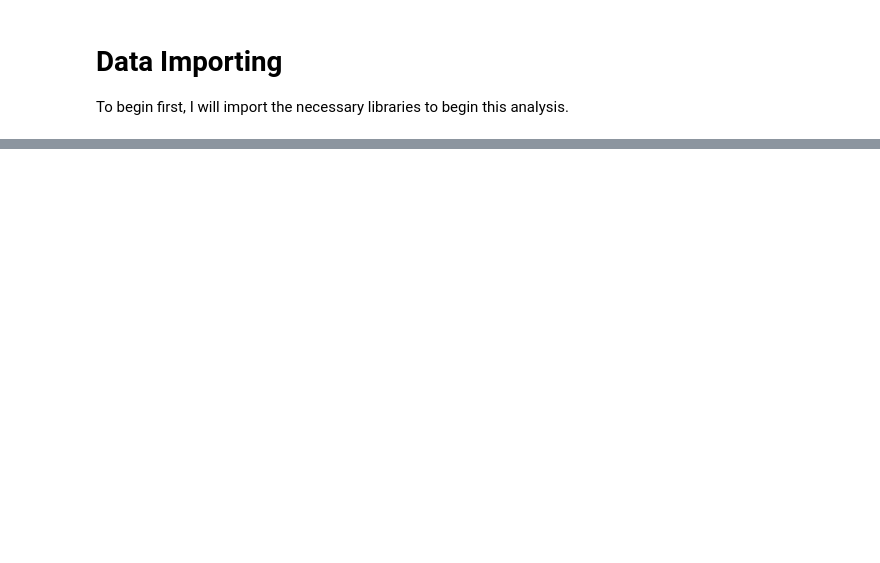
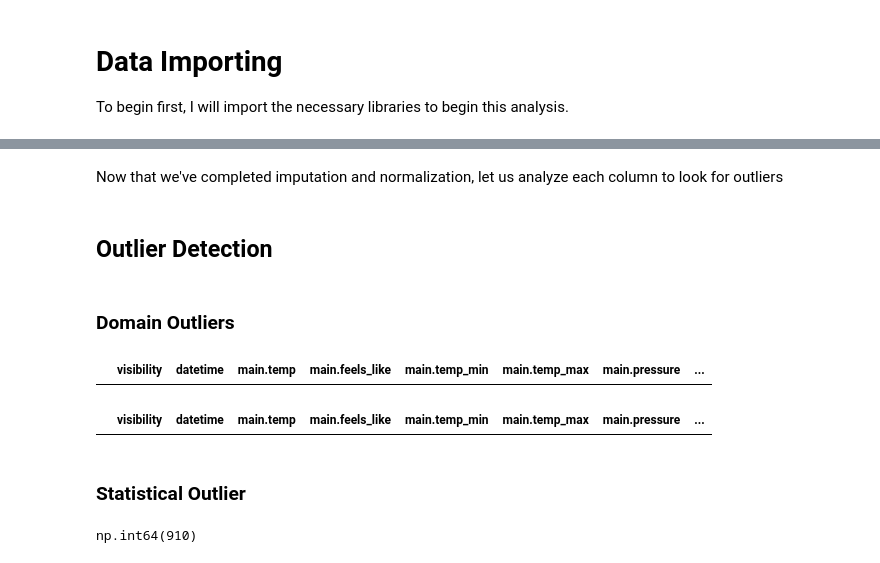
Before and after one commit to Lanzero225/Python-Notebooks, a Jupyter notebook: Philippine Weather/weather.ipynb, the cells around one changed output, grey strips where cells are left out. Drawn from its saved outputs; the diff is of its cells as text; code cells hidden in the pictures; blank space fills up the shorter version.

Commit message:
Finished Normalization and Imputation

```diff
--- a/Philippine Weather/weather.ipynb
+++ b/Philippine Weather/weather.ipynb
@@ -172,0 +195,49 @@ weather_dataframe.drop(system_data, inplace=True, axis=1)
+# %% [markdown]
+Now that we've completed imputation and normalization, let us analyze each column to look for outliers
+# %% [markdown]
+## Outlier Detection
+# %% [markdown]
+### Domain Outliers
+# %%
+df = weather_dataframe.copy()
+invalid_bounds = (
+    (df['main.humidity'] < 0) | (df['main.humidity'] > 100) |
+    (df['clouds.all'] < 0) | (df['clouds.all'] > 100) |
+    (df['wind.deg'] < 0) | (df['wind.deg'] > 360) |
+    (df['rain.1h'] < 0) |
+    (df['visibility'] < 0)
+)
+
+df[invalid_bounds]
+# %% [output]
+|  | visibility | datetime | main.temp | main.feels_like | main.temp_min | main.temp_max | main.pressure | ... |
+# %%
+temp_outliers = (
+    (df['main.temp'] < 285) | (df['main.temp'] > 315)
+)
+pressure_outliers = (
+    (df['main.pressure'] < 870) | (df['main.pressure'] > 1080)
+)
+
+wind_outliers = (
+    (df['wind.speed'] > 70) |
+    (df['wind.gust'] > 90)
+)
+rain_outliers = df['rain.1h'] > 120
+
+df[rain_outliers]
+# %% [output]
+|  | visibility | datetime | main.temp | main.feels_like | main.temp_min | main.temp_max | main.pressure | ... |
+# %% [markdown]
+### Statistical Outlier
+# %%
+df['temp_jump'] = (
+    df.groupby('city_name')['main.temp']
+      .diff()
+      .abs()
+)
+
+suspicious_jumps = df['temp_jump'] > 5  # Kelvin/hour
+suspicious_jumps
+# %% [output]
+np.int64(910)
```
Also changed, not shown: parts of 33 cells of this notebook.
